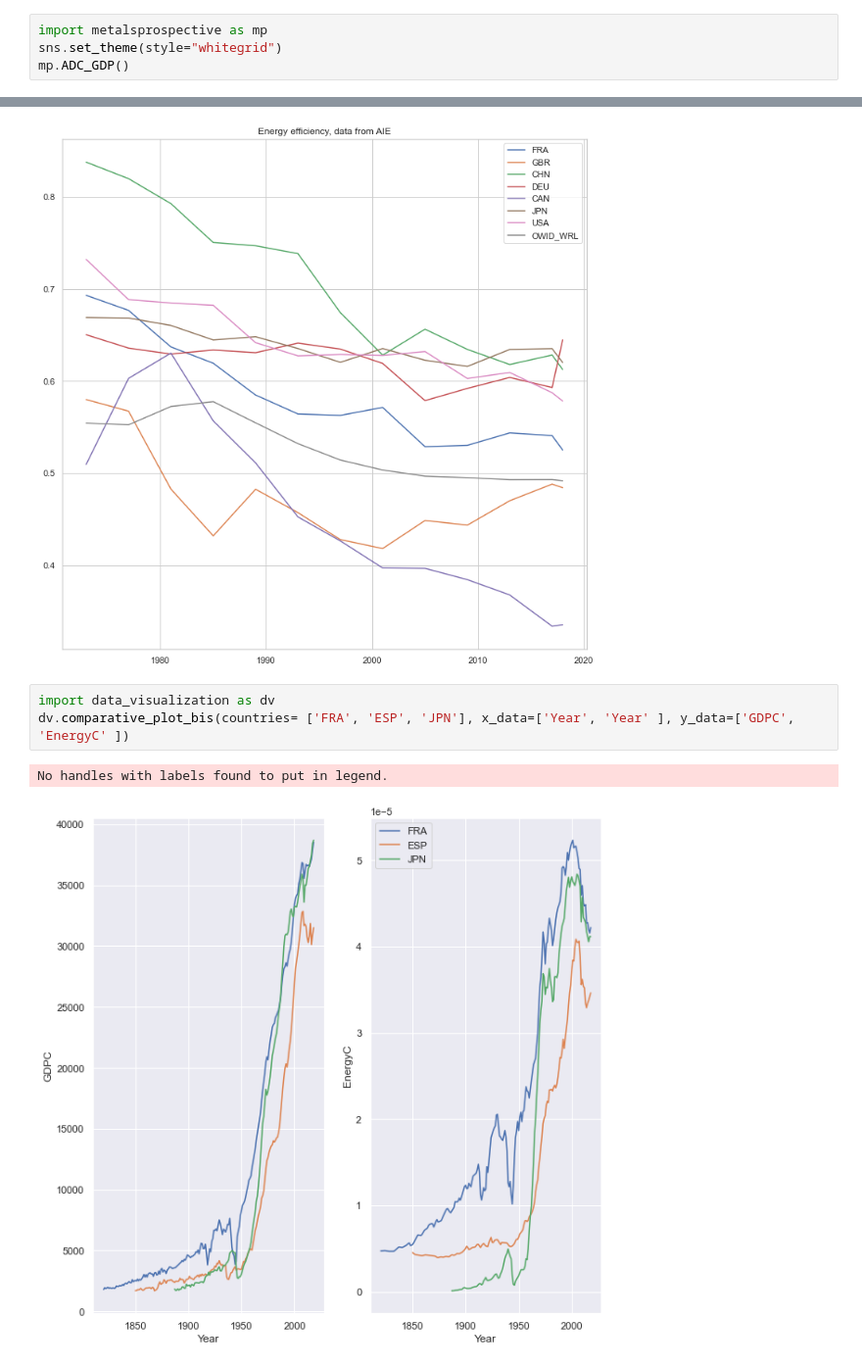
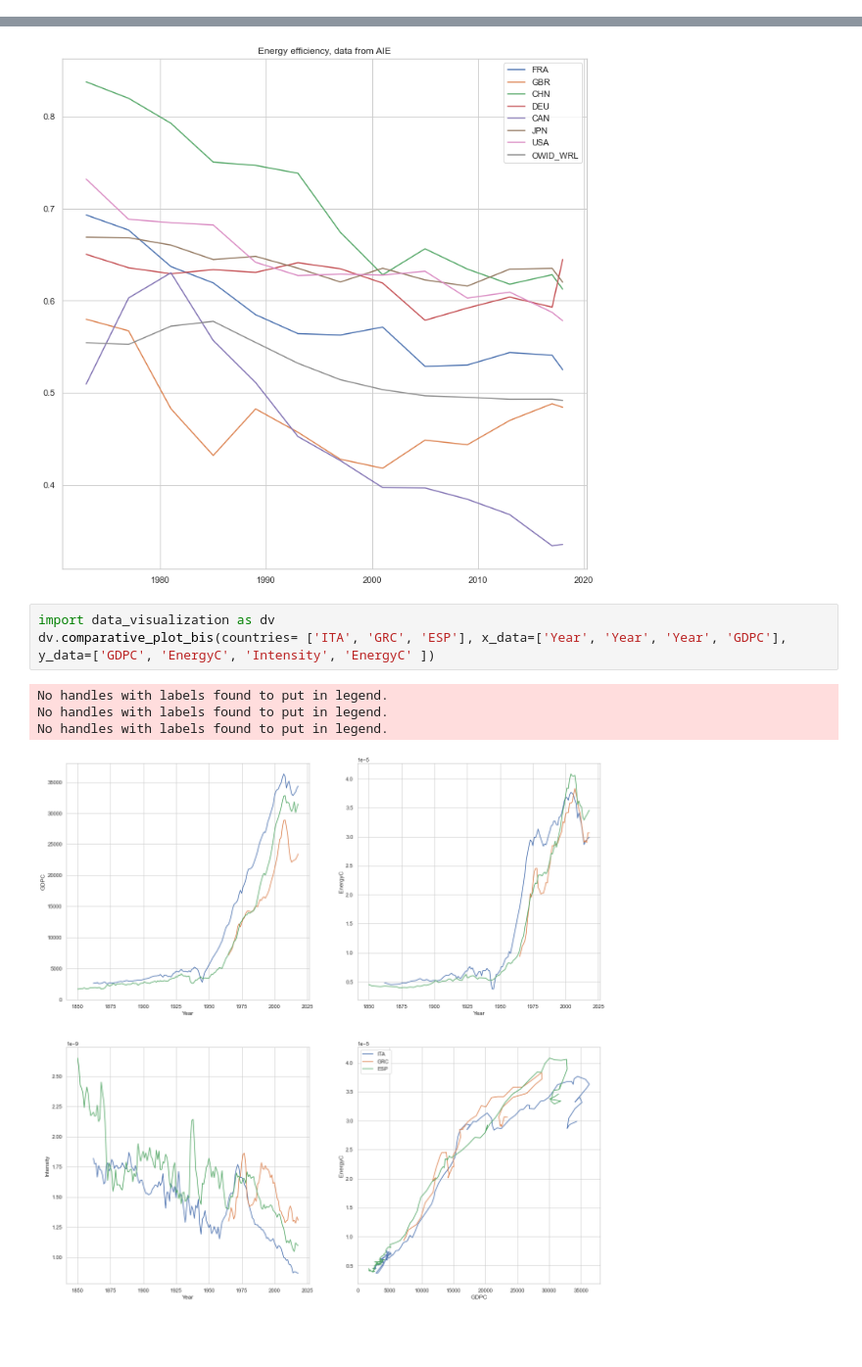
Before and after one commit to leatrin/EnergyLimits, a Jupyter notebook: Codes/brouillon.ipynb, the cells around one changed output, grey strips where cells are left out. Shown at 98% size. Saved outputs shown, nothing was run; the diff lists cells and outputs as text; blank space fills up the shorter version.

```diff
--- a/Codes/brouillon.ipynb
+++ b/Codes/brouillon.ipynb
@@ -6,7 +6,3 @@ import seaborn as sns
 # %%
 prosp_pib = pd.read_csv('../BDD/perspective-pib-ocde.csv', sep=';')
 prosp_pop = pd.read_csv('../BDD/population-perspective-UNO.csv', sep=';')
-# %%
-import metalsprospective as mp
-sns.set_theme(style="whitegrid")
-mp.ADC_GDP()
@@ -100,7 +94,9 @@ energy_efficiency()
 [figure]
 # %%
 import data_visualization as dv
-dv.comparative_plot_bis(countries= ['FRA', 'ESP', 'JPN'], x_data=['Year', 'Year' ], y_data=['GDPC', 'EnergyC' ])
+dv.comparative_plot_bis(countries= ['ITA', 'GRC', 'ESP'], x_data=['Year', 'Year', 'Year', 'GDPC'], y_data=['GDPC', 'EnergyC', 'Intensity', 'EnergyC' ])
 # %% [output]
 No handles with labels found to put in legend.
+No handles with labels found to put in legend.
+No handles with labels found to put in legend.
-[figure, old version]
+[figure, new version]
```
Also changed, not shown: parts of 7 cells of this notebook, 36 other files.
